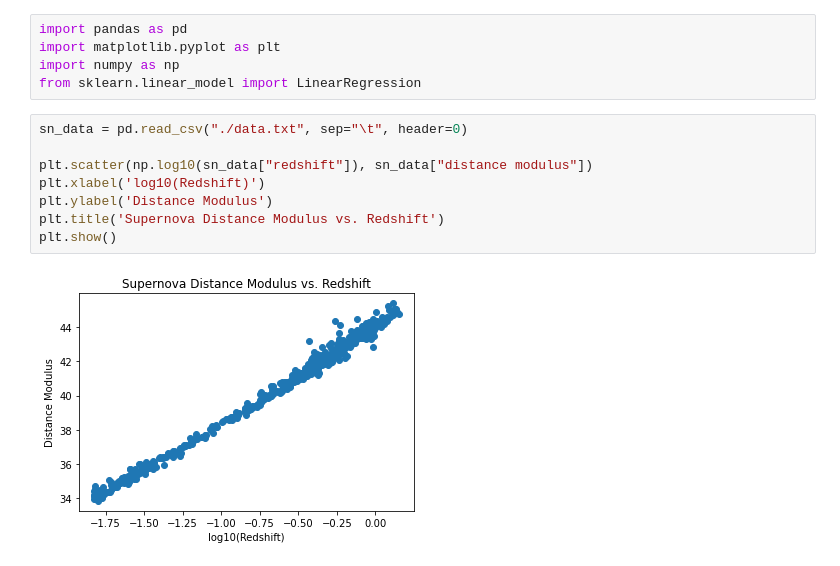
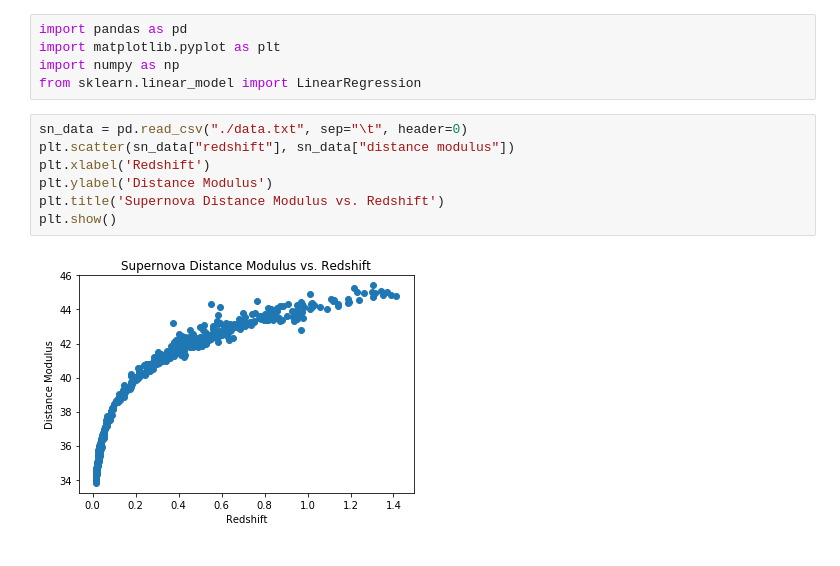
Before and after one commit to charlineshen/Constraining-Cosmological-Parameters-using-Supernovae, a Jupyter notebook: proj.ipynb, the cells around one changed output. Cells and saved outputs as stored; diff of their text form.

```diff
--- a/proj.ipynb
+++ b/proj.ipynb
@@ -5,11 +5,10 @@ import numpy as np
 from sklearn.linear_model import LinearRegression
 # %%
 sn_data = pd.read_csv("./data.txt", sep="\t", header=0)
-
-plt.scatter(np.log10(sn_data["redshift"]), sn_data["distance modulus"])
-plt.xlabel('log10(Redshift)')
+plt.scatter(sn_data["redshift"], sn_data["distance modulus"])
+plt.xlabel('Redshift')
 plt.ylabel('Distance Modulus')
 plt.title('Supernova Distance Modulus vs. Redshift')
 plt.show()
 # %% [output]
-[figure, old version]
+[figure, new version]
```
Also changed, not shown: parts of 5 cells of this notebook.
